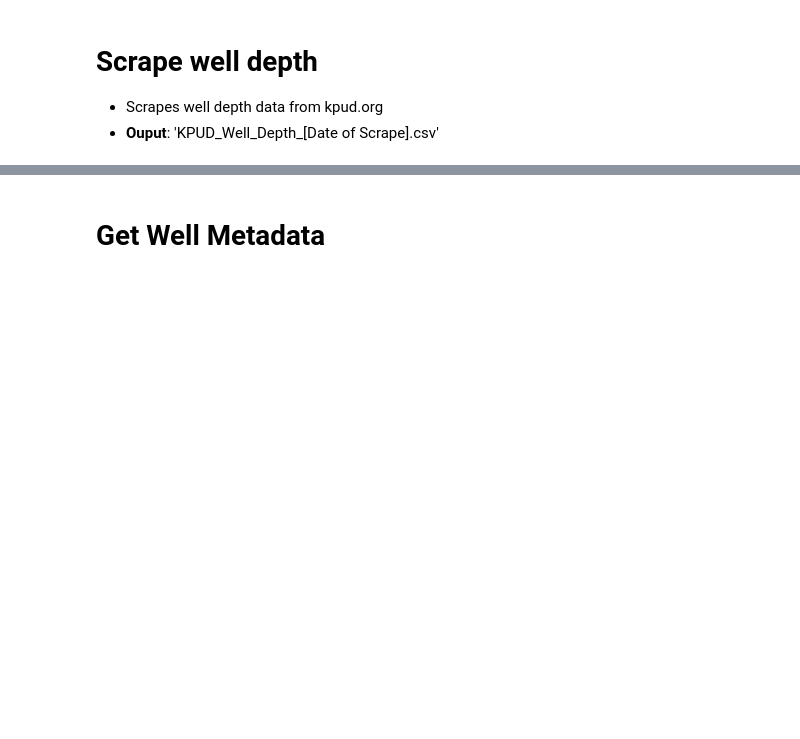
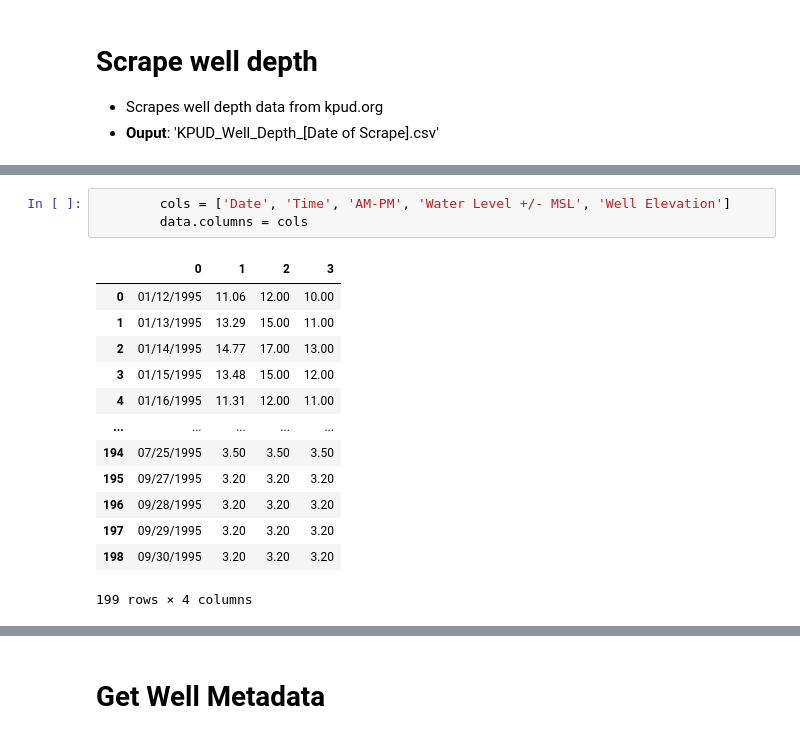
Before and after one commit to InternetGareth/Local_Weather, a Jupyter notebook: 1 - Ingest Data.ipynb, the cells around one changed output, grey strips where cells are left out. Drawn from its saved outputs; the diff is of its cells as text; blank space fills up the shorter version.

```diff
--- a/1 - Ingest Data.ipynb
+++ b/1 - Ingest Data.ipynb
@@ -192,0 +305,17 @@ Data not found
+# %%
+        cols = ['Date', 'Time', 'AM-PM', 'Water Level +/- MSL', 'Well Elevation']
+        data.columns = cols
+# %% [output]
+|  | 0 | 1 | 2 | 3 |
+| 0 | 01/12/1995 | 11.06 | 12.00 | 10.00 |
+| 1 | 01/13/1995 | 13.29 | 15.00 | 11.00 |
+| 2 | 01/14/1995 | 14.77 | 17.00 | 13.00 |
+| 3 | 01/15/1995 | 13.48 | 15.00 | 12.00 |
+| 4 | 01/16/1995 | 11.31 | 12.00 | 11.00 |
+| ... | ... | ... | ... | ... |
+| 194 | 07/25/1995 | 3.50 | 3.50 | 3.50 |
+| 195 | 09/27/1995 | 3.20 | 3.20 | 3.20 |
+| 196 | 09/28/1995 | 3.20 | 3.20 | 3.20 |
+| 197 | 09/29/1995 | 3.20 | 3.20 | 3.20 |
+| 198 | 09/30/1995 | 3.20 | 3.20 | 3.20 |
+199 rows × 4 columns
```
Also changed, not shown: parts of 11 cells of this notebook, 10 other files.
